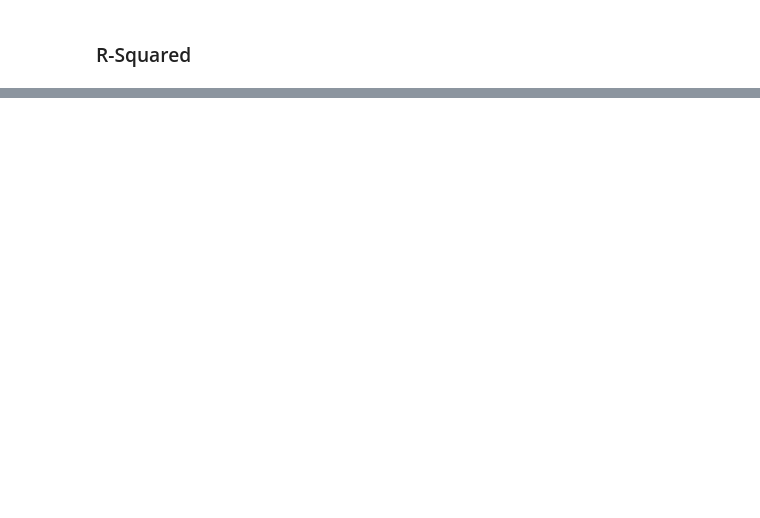
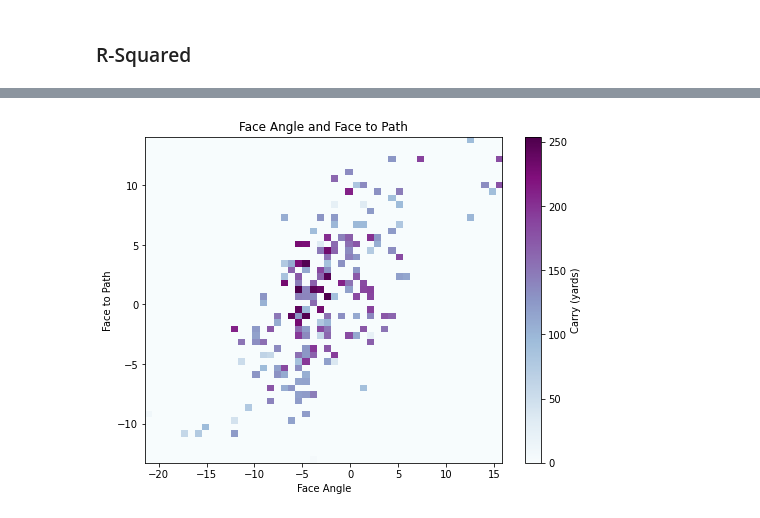
Before and after one commit to ericaking1/golfanalytics, a Jupyter notebook: golfanalytics.ipynb, the cells around one changed output, grey strips where cells are left out. Cells and saved outputs as stored; diff of their text form; code cells hidden in the pictures; blank space fills up the shorter version.

```diff
--- a/golfanalytics.ipynb
+++ b/golfanalytics.ipynb
@@ -256,0 +139,17 @@ R² Score: 0.9626827204882022
+# %%
+def create_heatmap(x, y, z, xlabel, ylabel, title):
+    x = x.apply(pd.to_numeric, errors='coerce')
+    y = y.apply(pd.to_numeric, errors='coerce')
+    z = z.apply(pd.to_numeric, errors='coerce')
+
+    heatmap_data, xedges, yedges = np.histogram2d(x, y, bins=50, weights=z)
+    counts, _, _ = np.histogram2d(x, y, bins=50)
+    heatmap_avg = np.divide(heatmap_data, counts, out=np.zeros_like(heatmap_data), where=counts != 0)
+
+    plt.figure(figsize=(8, 6))
+    plt.imshow(heatmap_avg.T, origin='lower', aspect='auto', extent=[xedges[0], xedges[-1], yedges[0], yedges[-1]], cmap='BuPu')
+    plt.colorbar(label='Carry (yards)')
+    plt.xlabel(xlabel)
+    plt.ylabel(ylabel)
+    plt.title(title)
+    plt.show()
@@ -256,0 +194,4 @@ R² Score: 0.9626827204882022
+# %%
+create_heatmap(df['Face Angle'], df['Face to Path'], df['Carry'], 'Face Angle', 'Face to Path', 'Face Angle and Face to Path')
+# %% [output]
+[figure, added]
```
Also changed, not shown: parts of 25 cells of this notebook.
